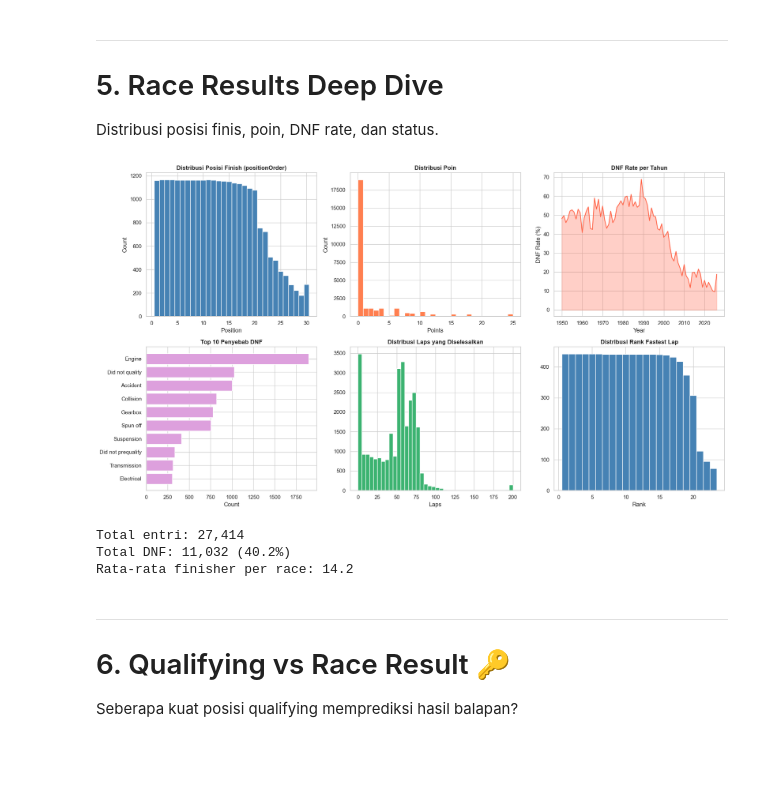
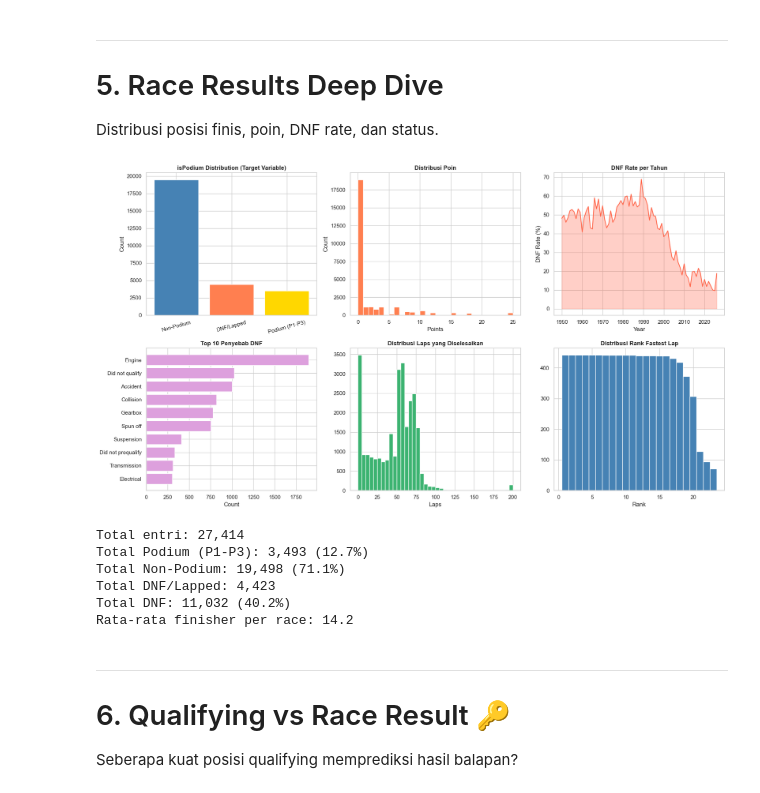
Before and after one commit to blurtie/f1-podium-prediction, a Jupyter notebook: notebooks/eda_azzam.ipynb, the cells around one changed output. Drawn from its saved outputs; the diff is of its cells as text; code cells hidden in the pictures; blank space fills up the shorter version.

```diff
--- a/notebooks/eda_azzam.ipynb
+++ b/notebooks/eda_azzam.ipynb
@@ -336,15 +336,18 @@ Distribusi posisi finis, poin, DNF rate, dan status.
 results_full = results.merge(tables["races"][["raceId", "year"]], on="raceId")
 results_full = results_full.merge(tables["status"][["statusId", "status"]], on="statusId")
 results_full["dnf"] = results_full["position"].isna() | (results_full["positionText"] == "R")
+results_full["podium_bin"] = results_full["positionOrder"].apply(lambda x: "Podium (P1-P3)" if x <= 3 else ("Non-Podium" if x > 3 and x <= 20 else "DNF/Lapped"))
 
 fig, axes = plt.subplots(2, 3, figsize=(18, 10))
 
-# Position distribution
-pos_order = results_full["positionOrder"].dropna()
-axes[0,0].hist(pos_order, bins=range(1, 32), align="left", color="steelblue", edgecolor="white")
-axes[0,0].set_title("Distribusi Posisi Finish (positionOrder)", fontweight="bold")
-axes[0,0].set_xlabel("Position")
+# Podium vs Non-Podium (replaces positionOrder histogram)
+podium_counts = results_full["podium_bin"].value_counts()
+colors = {"Podium (P1-P3)": "gold", "Non-Podium": "steelblue", "DNF/Lapped": "coral"}
+bar_colors = [colors.get(c, "gray") for c in podium_counts.index]
+axes[0,0].bar(podium_counts.index, podium_counts.values, color=bar_colors, edgecolor="white")
+axes[0,0].set_title("isPodium Distribution (Target Variable)", fontweight="bold", fontsize=12)
 axes[0,0].set_ylabel("Count")
+axes[0,0].tick_params(axis="x", rotation=15)
 
 # Points distribution
 pts = results_full["points"].clip(0, 25)
@@ -366,35 +369,41 @@ axes[0,2].set_xlabel("Year")
 axes[0,2].set_ylabel("DNF Rate (%)")
 
 # Top DNF status
 top_status = results_full[results_full["dnf"]]["status"].value_counts().head(10)
 axes[1,0].barh(range(len(top_status)), top_status.values, color="plum")
 axes[1,0].set_yticks(range(len(top_status)))
 axes[1,0].set_yticklabels(top_status.index)
 axes[1,0].set_title("Top 10 Penyebab DNF", fontweight="bold")
 axes[1,0].set_xlabel("Count")
 axes[1,0].invert_yaxis()
 
 # Laps completed distribution
 laps = results_full["laps"].fillna(0)
 axes[1,1].hist(laps, bins=40, color="mediumseagreen", edgecolor="white")
 axes[1,1].set_title("Distribusi Laps yang Diselesaikan", fontweight="bold")
 axes[1,1].set_xlabel("Laps")
 
 # Fastest lap rank distribution
 fl_rank = results_full["rank"].dropna()
 axes[1,2].hist(fl_rank, bins=range(1, 25), align="left", color="steelblue", edgecolor="white")
 axes[1,2].set_title("Distribusi Rank Fastest Lap", fontweight="bold")
 axes[1,2].set_xlabel("Rank")
 
 plt.tight_layout()
 plt.show()
 
 print(f"Total entri: {len(results_full):,}")
+print(f"Total Podium (P1-P3): {results_full['podium_bin'].value_counts().get('Podium (P1-P3)', 0):,} ({results_full['podium_bin'].value_counts(normalize=True).get('Podium (P1-P3)', 0)*100:.1f}%)")
+print(f"Total Non-Podium: {results_full['podium_bin'].value_counts().get('Non-Podium', 0):,} ({results_full['podium_bin'].value_counts(normalize=True).get('Non-Podium', 0)*100:.1f}%)")
+print(f"Total DNF/Lapped: {results_full['podium_bin'].value_counts().get('DNF/Lapped', 0):,}")
 print(f"Total DNF: {results_full['dnf'].sum():,} ({results_full['dnf'].mean()*100:.1f}%)")
 print(f"Rata-rata finisher per race: {results_full[~results_full['dnf']].groupby('raceId').size().mean():.1f}")
 # %% [output]
-[figure, old version]
+[figure, new version]
 Total entri: 27,414
+Total Podium (P1-P3): 3,493 (12.7%)
+Total Non-Podium: 19,498 (71.1%)
+Total DNF/Lapped: 4,423
 Total DNF: 11,032 (40.2%)
 Rata-rata finisher per race: 14.2
 # %% [markdown]
```
Also changed, not shown: parts of 4 cells of this notebook.
